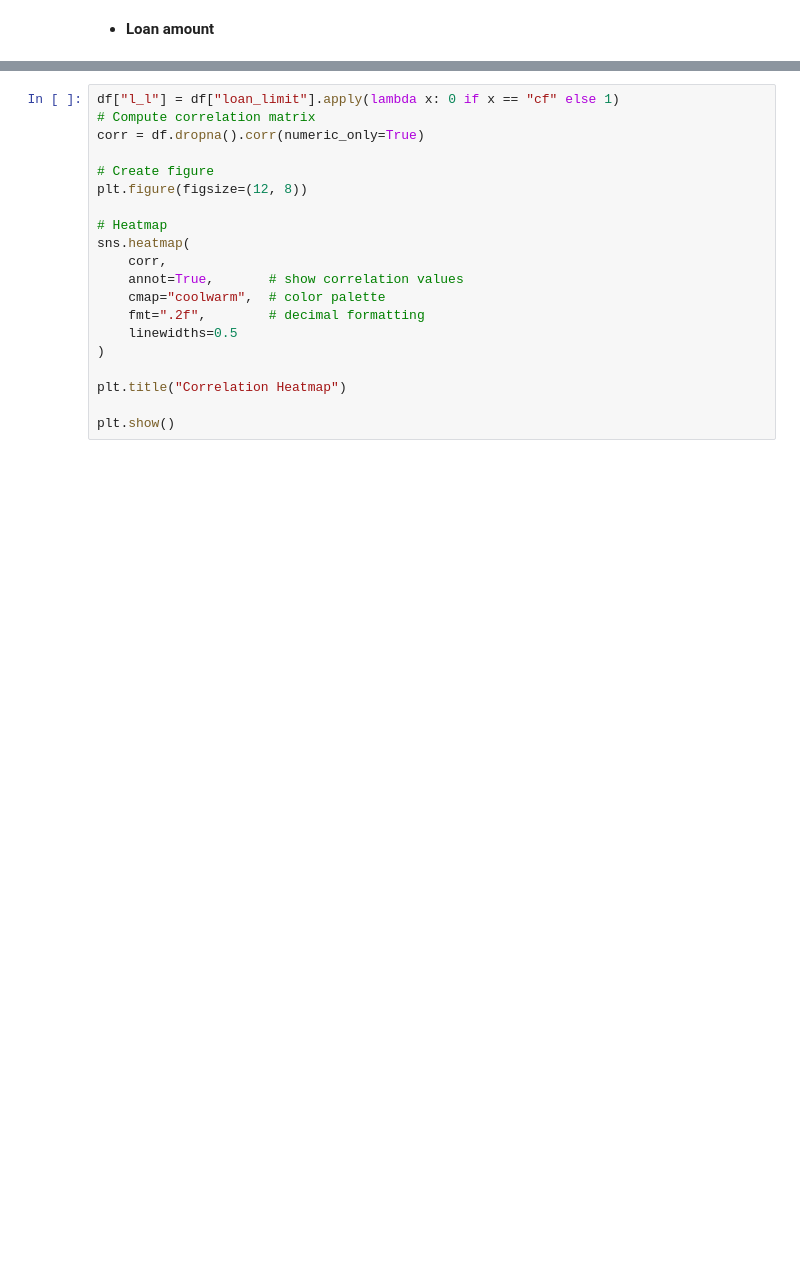
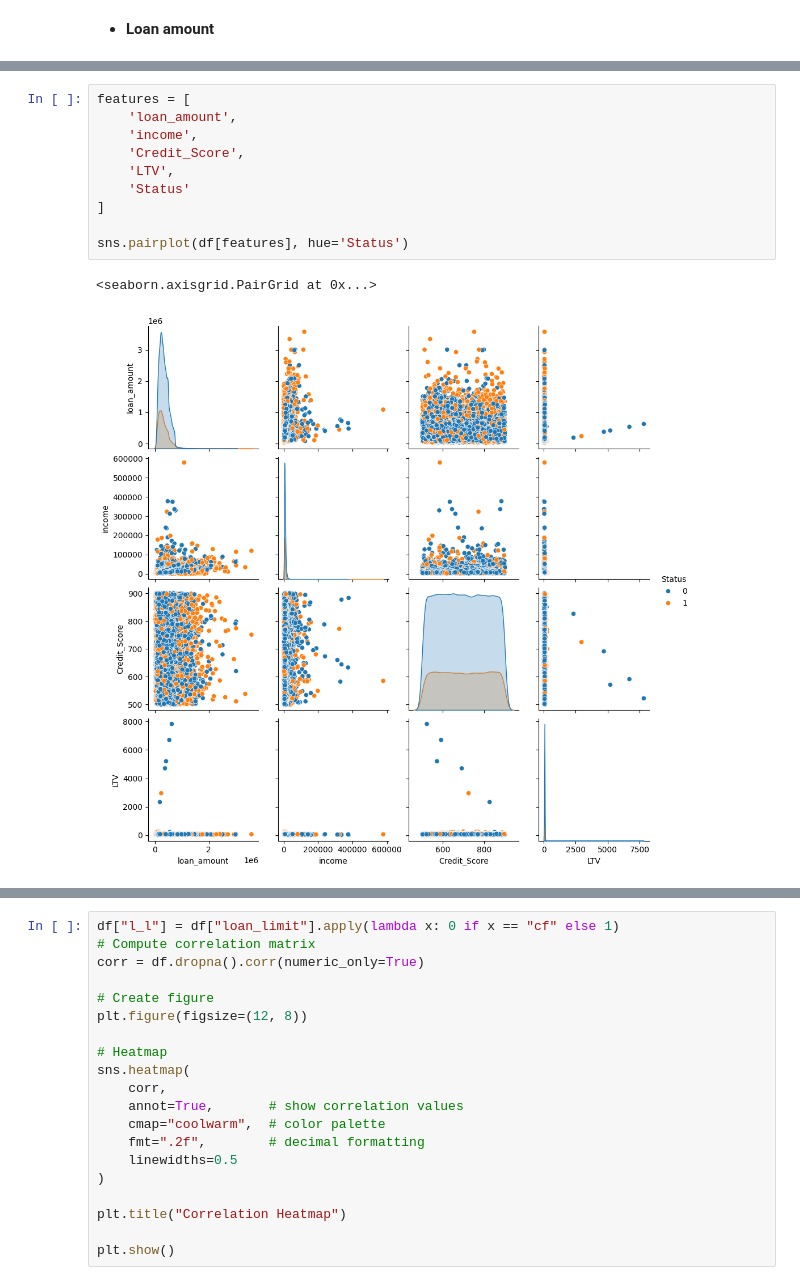
Before and after one commit to juniorskg/loan_default_prediction, a Jupyter notebook: notebooks/EDA.ipynb, the cells around one changed output, grey strips where cells are left out. Cells and saved outputs as stored; diff of their text form; blank space fills up the shorter version.

```diff
--- a/notebooks/EDA.ipynb
+++ b/notebooks/EDA.ipynb
@@ -386,0 +489,13 @@ Index(['ID', 'loan_amount', 'rate_of_interest', 'Interest_rate_spread',
+# %%
+features = [
+    'loan_amount',
+    'income',
+    'Credit_Score',
+    'LTV',
+    'Status'
+]
+
+sns.pairplot(df[features], hue='Status')
+# %% [output]
+<seaborn.axisgrid.PairGrid at 0x...>
+[figure, added]
```
Also changed, not shown: parts of 56 cells of this notebook.
